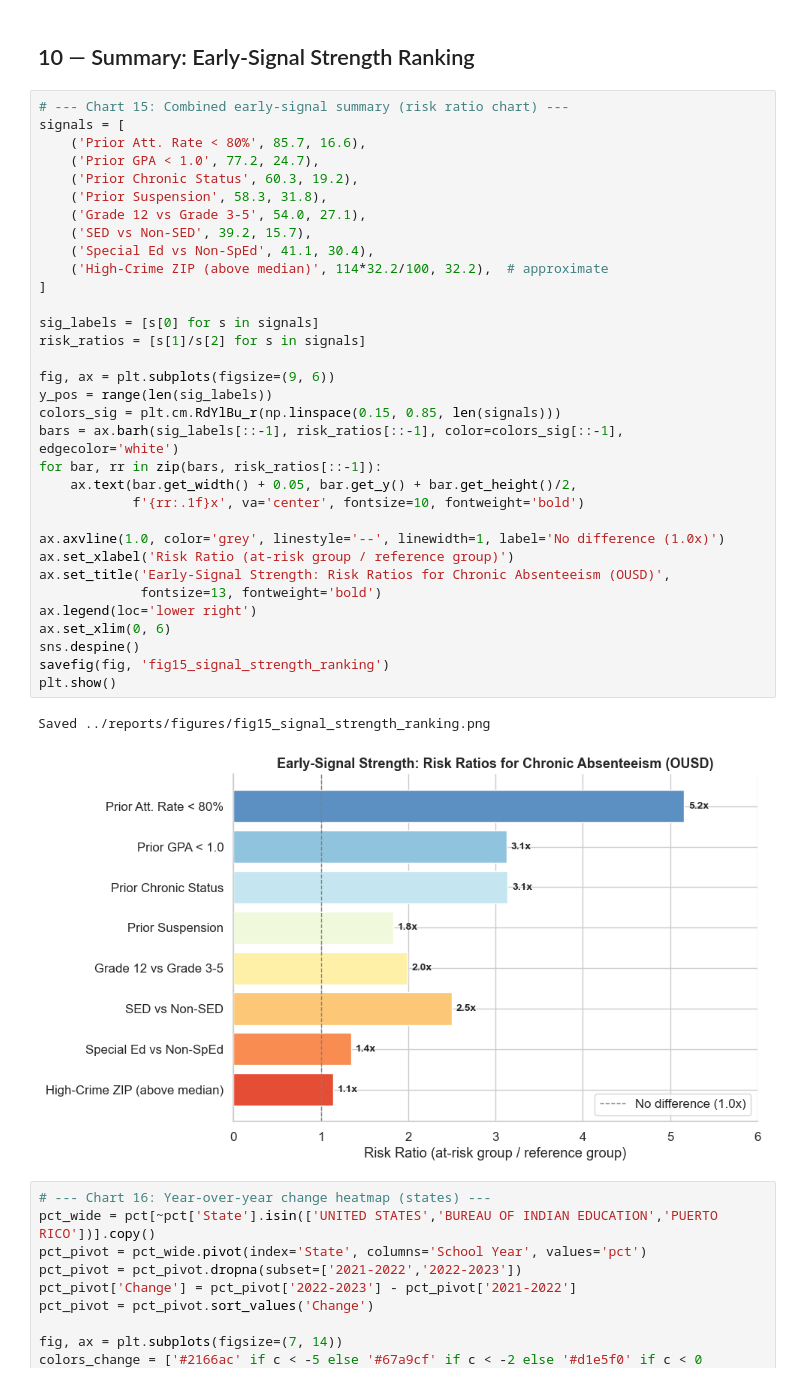
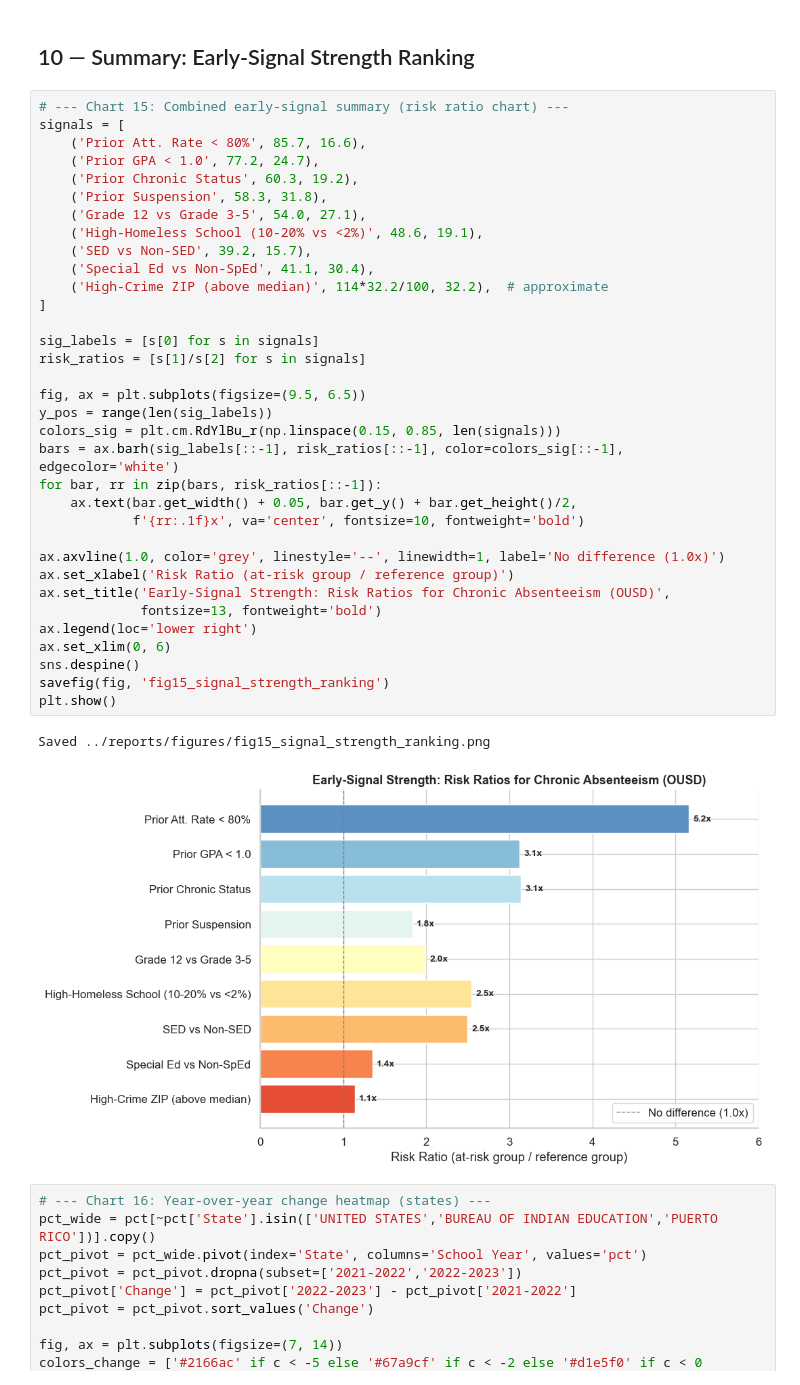
Before and after one commit to kaiagaoo/ousd-absence-prediction, a Jupyter notebook: notebooks/early_signal_landscape_analysis.ipynb, the cells around one changed output. Cells and saved outputs as stored; diff of their text form.

```diff
--- a/notebooks/early_signal_landscape_analysis.ipynb
+++ b/notebooks/early_signal_landscape_analysis.ipynb
@@ -547,35 +547,36 @@ signals = [
     ('Prior GPA < 1.0', 77.2, 24.7),
     ('Prior Chronic Status', 60.3, 19.2),
     ('Prior Suspension', 58.3, 31.8),
     ('Grade 12 vs Grade 3-5', 54.0, 27.1),
+    ('High-Homeless School (10-20% vs <2%)', 48.6, 19.1),
     ('SED vs Non-SED', 39.2, 15.7),
     ('Special Ed vs Non-SpEd', 41.1, 30.4),
     ('High-Crime ZIP (above median)', 114*32.2/100, 32.2),  # approximate
 ]
 
 sig_labels = [s[0] for s in signals]
 risk_ratios = [s[1]/s[2] for s in signals]
 
-fig, ax = plt.subplots(figsize=(9, 6))
+fig, ax = plt.subplots(figsize=(9.5, 6.5))
 y_pos = range(len(sig_labels))
 colors_sig = plt.cm.RdYlBu_r(np.linspace(0.15, 0.85, len(signals)))
 bars = ax.barh(sig_labels[::-1], risk_ratios[::-1], color=colors_sig[::-1], edgecolor='white')
 for bar, rr in zip(bars, risk_ratios[::-1]):
     ax.text(bar.get_width() + 0.05, bar.get_y() + bar.get_height()/2,
             f'{rr:.1f}x', va='center', fontsize=10, fontweight='bold')
 
 ax.axvline(1.0, color='grey', linestyle='--', linewidth=1, label='No difference (1.0x)')
 ax.set_xlabel('Risk Ratio (at-risk group / reference group)')
 ax.set_title('Early-Signal Strength: Risk Ratios for Chronic Absenteeism (OUSD)',
              fontsize=13, fontweight='bold')
 ax.legend(loc='lower right')
 ax.set_xlim(0, 6)
 sns.despine()
 savefig(fig, 'fig15_signal_strength_ranking')
 plt.show()
 # %% [output]
 Saved ../reports/figures/fig15_signal_strength_ranking.png
-[figure, old version]
+[figure, new version]
 # %%
 # --- Chart 16: Year-over-year change heatmap (states) ---
 pct_wide = pct[~pct['State'].isin(['UNITED STATES','BUREAU OF INDIAN EDUCATION','PUERTO RICO'])].copy()
```
Also changed, not shown: parts of 5 cells of this notebook, 21 other files.
